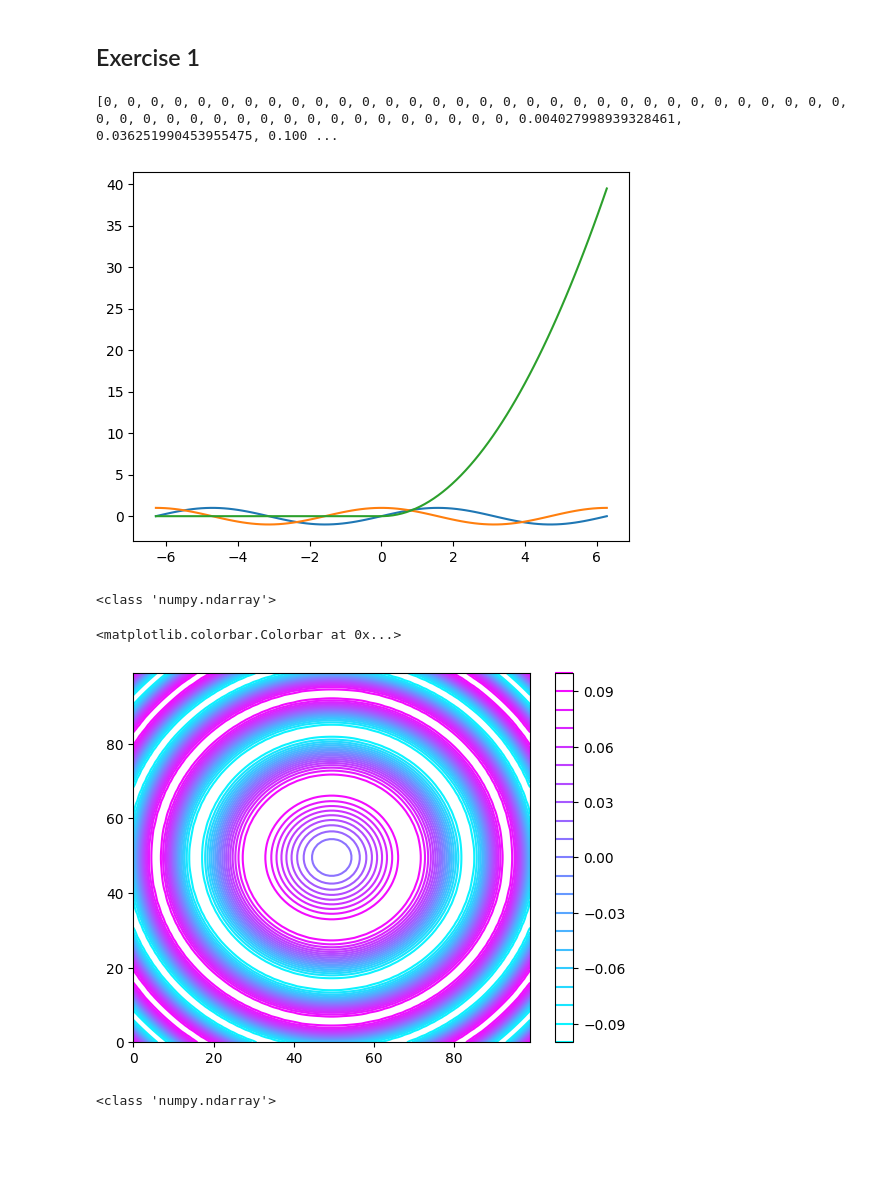
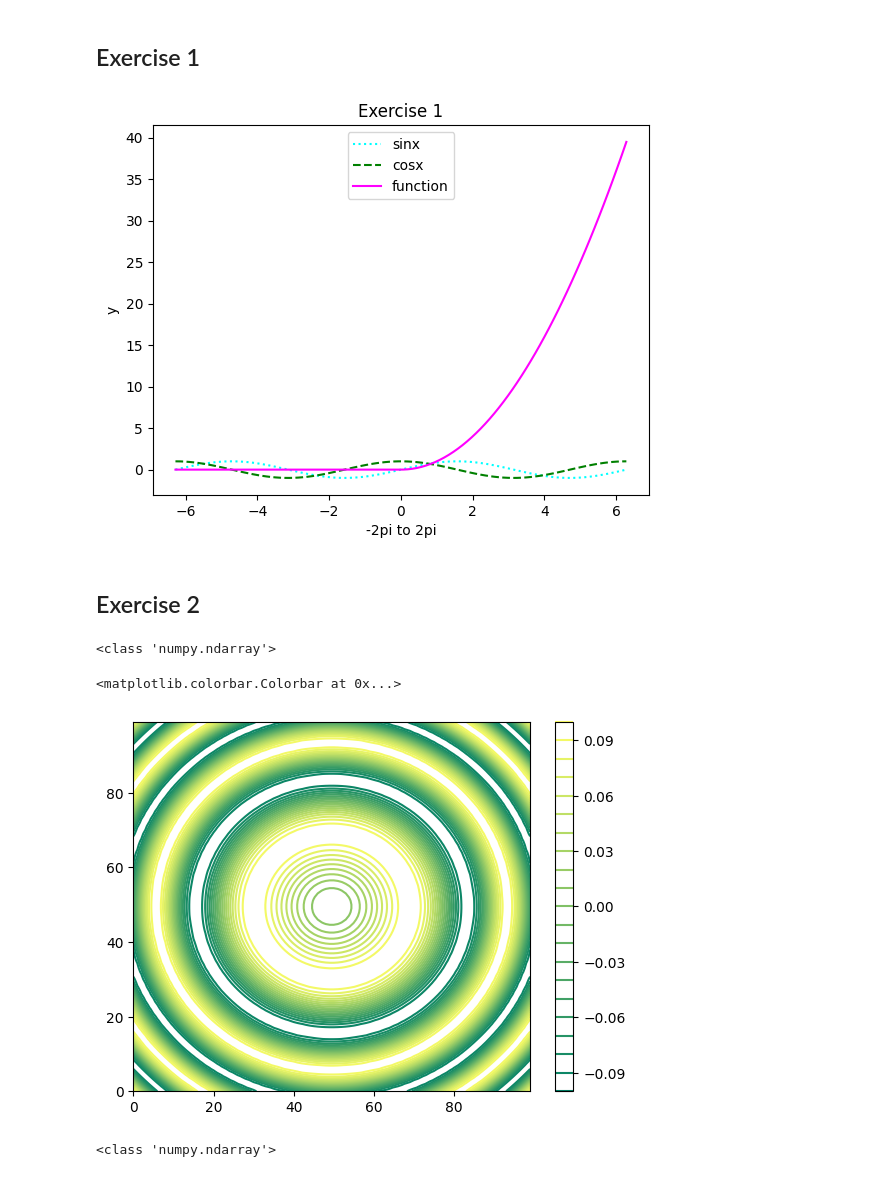
Before and after one commit to pxs4528/DATA-3401, a Jupyter notebook: Lab/Lab8/Lab8.ipynb, the cells around one changed output. Cells and saved outputs as stored; diff of their text form; code cells hidden in the pictures; blank space fills up the shorter version.

```diff
--- a/Lab/Lab8/Lab8.ipynb
+++ b/Lab/Lab8/Lab8.ipynb
@@ -3,22 +3,29 @@
 # %%
 import numpy as np
 import matplotlib
 from matplotlib import pyplot as plt
 
 x = np.linspace(-1*2*np.pi,2*np.pi,num=100)
 y1 = np.sin(x)
 y2 = np.cos(x)
 y3 = []
 for i in x:
     if i >= 0:
         y3.append(i ** 2)
     elif i < 0:
         y3.append(0)
-plt.plot(x,y1)
+plt.plot(x,y1, color='cyan', linestyle='dotted', label= 'sinx')
+plt.plot(x,y2, color='green', linestyle='dashed', label= 'cosx')
+plt.plot(x,y3, color='magenta', linestyle='solid', label= 'function')
+leg = plt.legend(loc='upper center')
+plt.xlabel("-2pi to 2pi")
+plt.ylabel("y")
+plt.title("Exercise 1")
 plt.show()
 # %% [output]
-[0, 0, 0, 0, 0, 0, 0, 0, 0, 0, 0, 0, 0, 0, 0, 0, 0, 0, 0, 0, 0, 0, 0, 0, 0, 0, 0, 0, 0, 0, 0, 0, 0, 0, 0, 0, 0, 0, 0, 0, 0, 0, 0, 0, 0, 0, 0, 0, 0, 0, 0.004027998939328461, 0.036251990453955475, 0.100 ...
-[figure, old version]
+[figure, new version]
+# %% [markdown]
+## Exercise 2
 # %%
 import numpy as np
 import matplotlib
@@ -30,13 +37,13 @@ X,Y= np.meshgrid(x,y)
 lst = np.sin(10*(X ** 2 + Y ** 2))/10
 print(type(lst))
 fig, axes = plt.subplots()
-color = matplotlib.cm.cool
+color = matplotlib.cm.summer
 contour = axes.contour(lst, cmap= color, levels= 20)
 fig.colorbar(contour,ax=axes)
 # %% [output]
 <class 'numpy.ndarray'>
 <matplotlib.colorbar.Colorbar at 0x...>
-[figure, old version]
+[figure, new version]
 # %%
 import numpy as np
 import matplotlib
```
Also changed, not shown: parts of 2 cells of this notebook.
